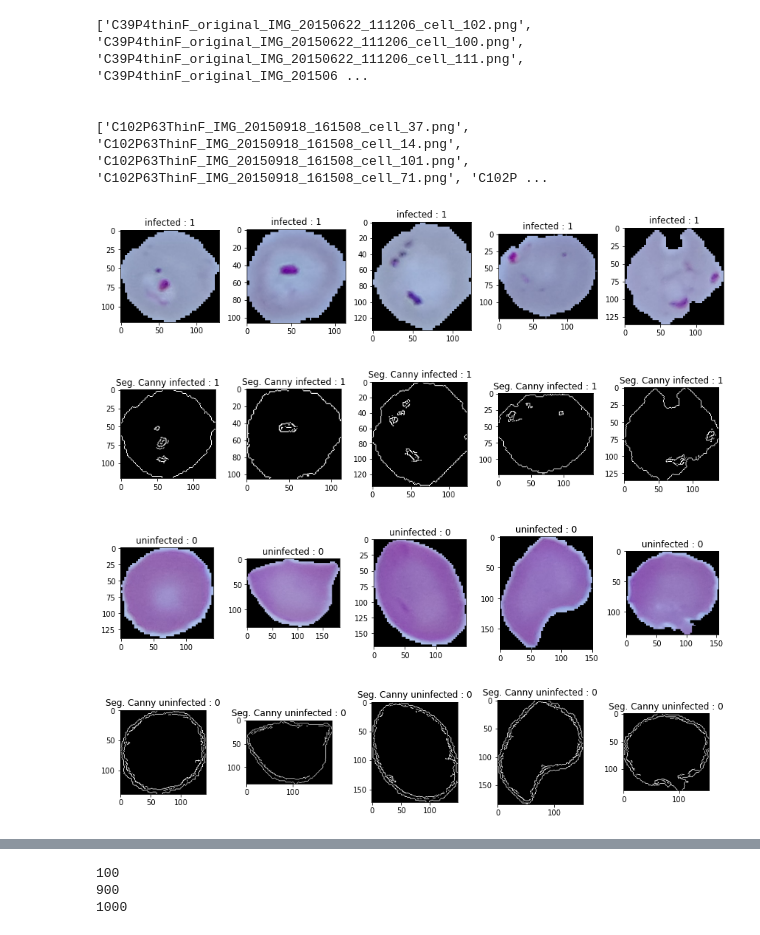
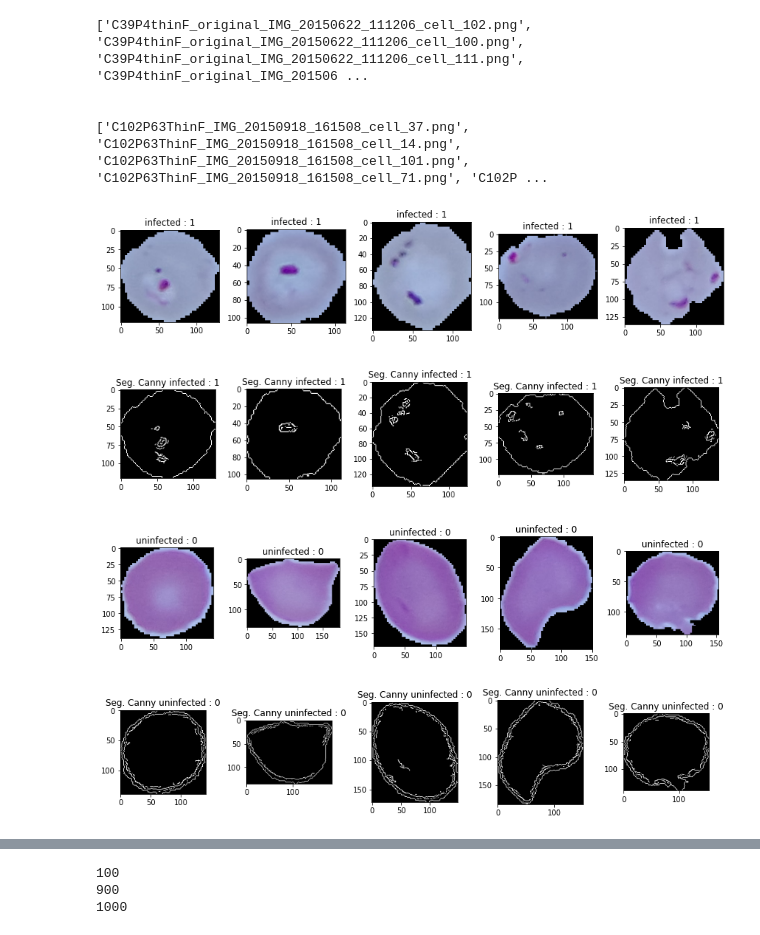
Before and after one commit to aisyahdnn/Skripsi, a Jupyter notebook: Dataset8020.ipynb, the cells around one changed output, grey strips where cells are left out. Saved outputs shown, nothing was run; the diff lists cells and outputs as text; code cells hidden in the pictures.

```diff
--- a/Dataset8020.ipynb
+++ b/Dataset8020.ipynb
@@ -57,38 +57,38 @@ for i in range(5):
 
 plt.figure(figsize = (12,12))
 for i in range(5):
     plt.subplot(1, 5, i+1)
     img = cv2.imread('/content/drive/My Drive/Dataset/DATA8020/Terinfeksi' + "/" + terinfeksi_data[i])
-    edges = cv2.Canny(img,25,100)
+    edges = cv2.Canny(img,80,30)
     plt.imshow(edges,cmap='gray')
     plt.title('Seg. Canny infected : 1')
     plt.tight_layout()
 
 
 #Tahap Visualisasi Citra Malaria Tidak Terinfeksi
 
 plt.figure(figsize = (12,12))
 for i in range(5):
     plt.subplot(1, 5, i+1)
     img = cv2.imread('/content/drive/My Drive/Dataset/DATA8020/TidakTerinfeksi' + "/" + tidakTerinfeksi_data[i])
     plt.imshow(img,cmap='gray')
     plt.title('uninfected : 0')
     plt.tight_layout()
 
 plt.figure(figsize = (12,12))
 for i in range(5):
     plt.subplot(1, 5, i+1)
     img = cv2.imread('/content/drive/My Drive/Dataset/DATA8020/TidakTerinfeksi' + "/" + tidakTerinfeksi_data[i])
-    edges = cv2.Canny(img,25,100)
+    edges = cv2.Canny(img,80,30)
     plt.imshow(edges,cmap='gray')
     plt.title('Seg. Canny uninfected : 0')
     plt.tight_layout()
 plt.show()
 # %% [output]
 [figure]
-[figure, old version]
+[figure, new version]
 [figure]
-[figure, old version]
+[figure, new version]
 # %%
 #SEGMENTASI CANNY DAN EKSTRAKSI HUMOMENT
 
```
Also changed, not shown: parts of 2 cells of this notebook.
